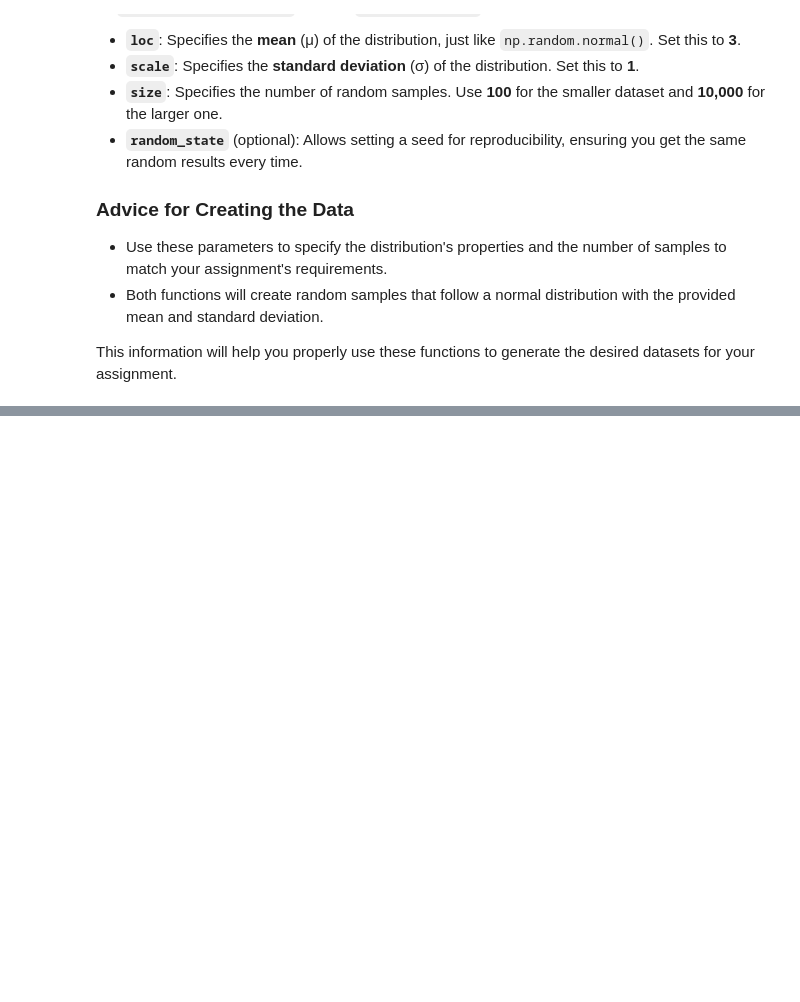
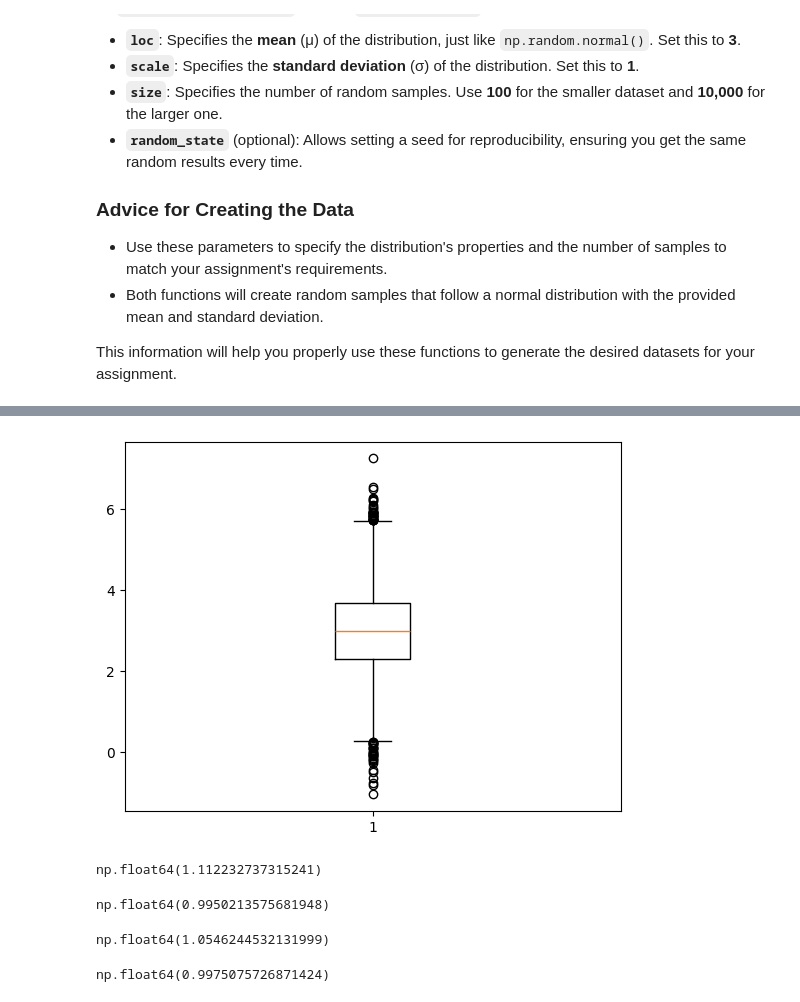
Before and after one commit to andy111223/10_Desc_Statistics_Probability, a Jupyter notebook: main.ipynb, the cells around one changed output, grey strips where cells are left out. Drawn from its saved outputs; the diff is of its cells as text; code cells hidden in the pictures; blank space fills up the shorter version.

```diff
--- a/main.ipynb
+++ b/main.ipynb
@@ -1176,0 +1211,25 @@ np.float64(3.0)
+# %%
+plt.boxplot(dataset_2)
+plt.show()
+# %% [output]
+[figure, added]
+# %%
+variance_dataset_1 = np.var(dataset_1, ddof=1)
+variance_dataset_1
+# %% [output]
+np.float64(1.112232737315241)
+# %%
+variance_dataset_2 = np.var(dataset_2,ddof=1)
+variance_dataset_2
+# %% [output]
+np.float64(0.9950213575681948)
+# %%
+std_dev_dataset_1 = np.std(dataset_1,ddof=1)
+std_dev_dataset_1
+# %% [output]
+np.float64(1.0546244532131999)
+# %%
+std_dev_dataset_2 = np.std(dataset_2,ddof=1)
+std_dev_dataset_2
+# %% [output]
+np.float64(0.9975075726871424)
```
Also changed, not shown: parts of 34 cells of this notebook.
